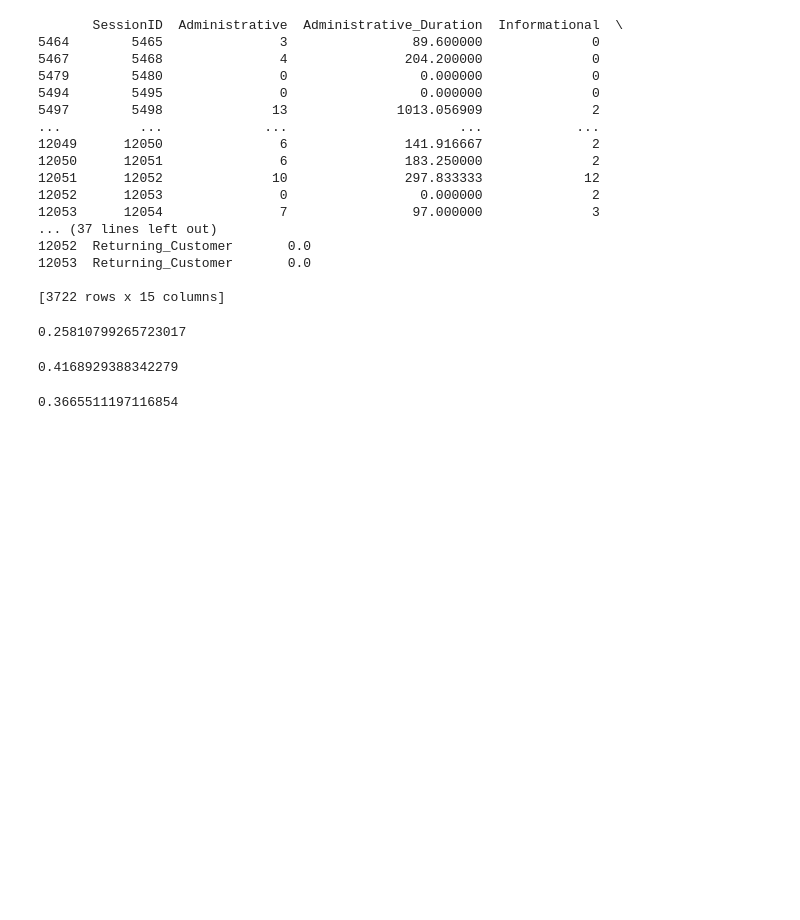
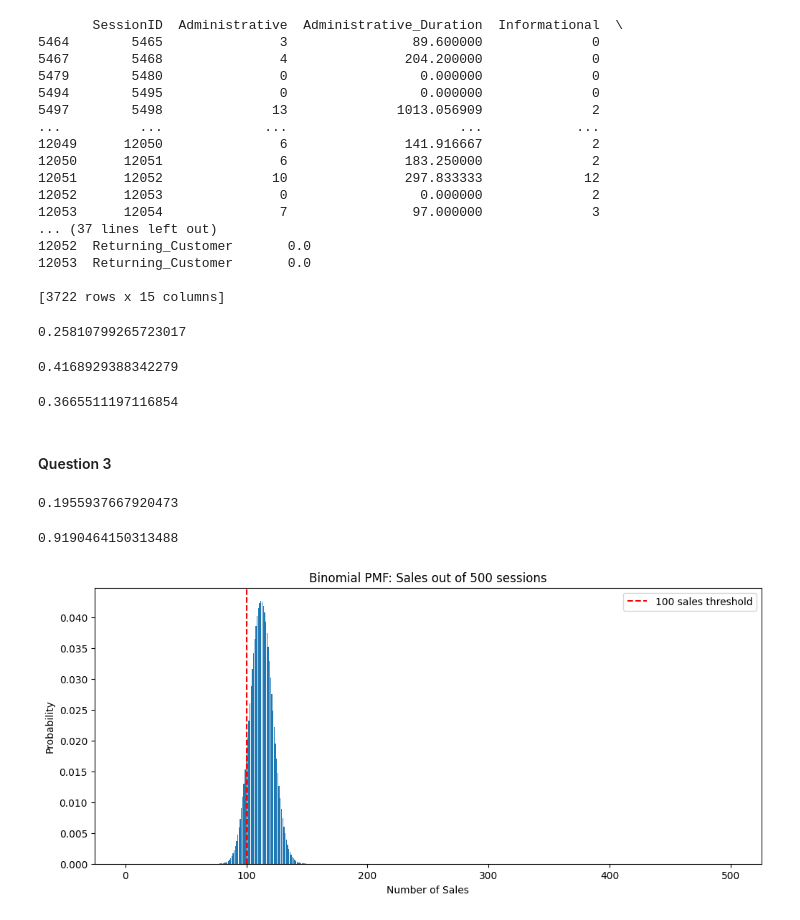
Before and after one commit to Yinkathenoob/DAP, a Jupyter notebook: Will This Customer Purchase Your Product?/Will This Customer Purchase Your Product?.ipynb, the cells around one changed output. Drawn from its saved outputs; the diff is of its cells as text; code cells hidden in the pictures; blank space fills up the shorter version.

```diff
--- a/Will This Customer Purchase Your Product?/Will This Customer Purchase Your Product?.ipynb
+++ b/Will This Customer Purchase Your Product?/Will This Customer Purchase Your Product?.ipynb
@@ -127,3 +127,34 @@ print(filt_returning['Administrative_Duration'].corr(filt_returning['ProductRela
 print(filt_returning['Informational_Duration'].corr(filt_returning['ProductRelated_Duration']))
 # %% [output]
 0.3665511197116854
+# %% [markdown]
+#### Question 3
+# %%
+ret_rate = purchase_rate['Returning_Customer']
+
+print(ret_rate)
+# %% [output]
+0.1955937667920473
+# %%
+p_new = ret_rate * 1.15
+n = 500
+
+prob_at_least_100_sales = binom.sf(99, n= 500, p = p_new)
+
+print(prob_at_least_100_sales)
+# %% [output]
+0.9190464150313488
+# %%
+x = np.arange(0, n+1)
+pmf = binom.pmf(x, n=n, p=p_new)
+
+plt.figure(figsize=(12, 5))
+plt.bar(x, pmf)
+plt.axvline(100, linestyle="--", label="100 sales threshold", color = 'red')
+plt.title("Binomial PMF: Sales out of 500 sessions")
+plt.xlabel("Number of Sales")
+plt.ylabel("Probability")
+plt.legend()
+plt.show()
+# %% [output]
+[figure, added]
```
Also changed, not shown: parts of 1 cell of this notebook.
